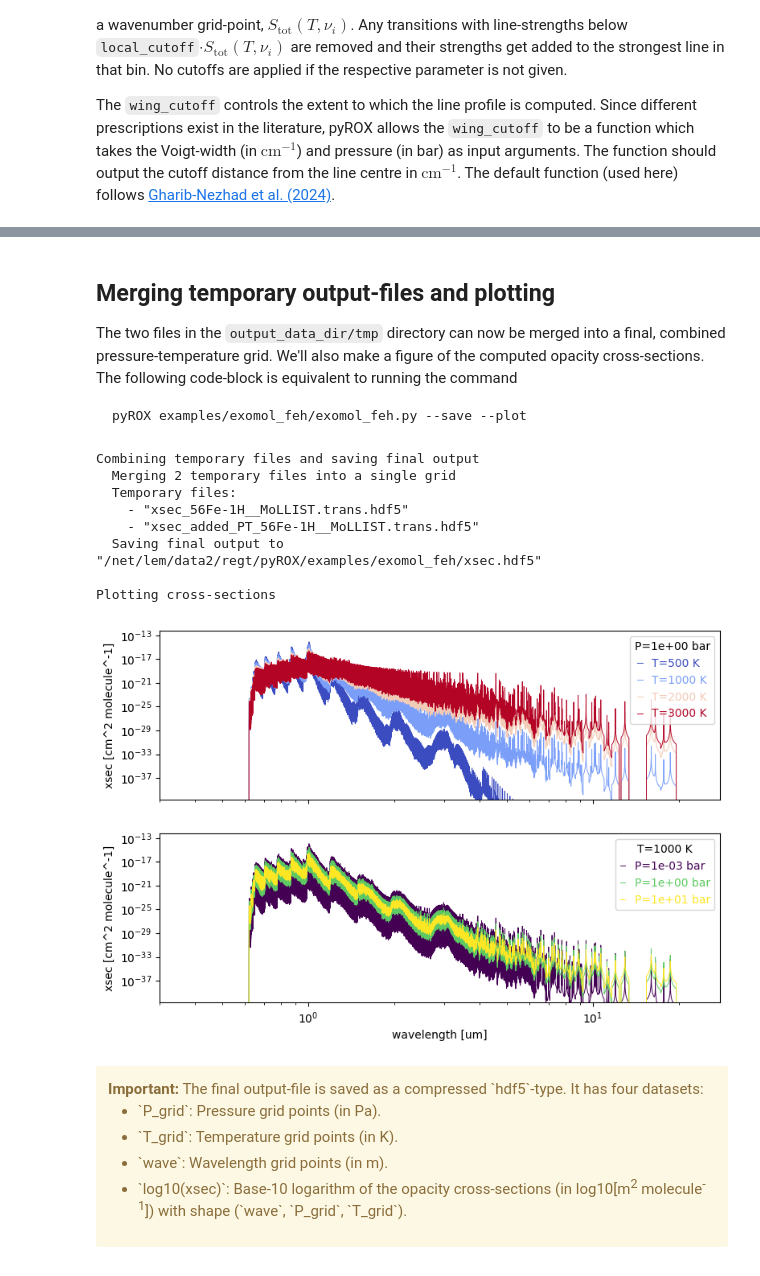
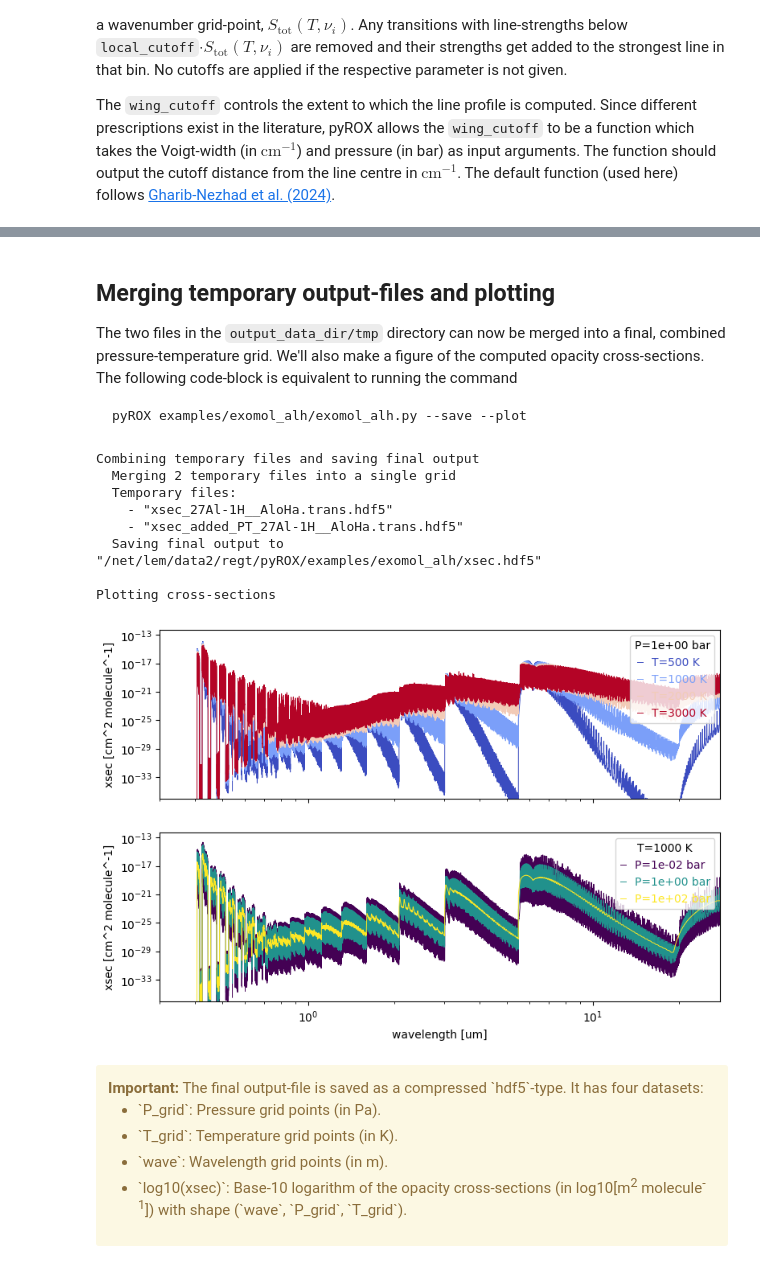
Before and after one commit to samderegt/pyROX, a Jupyter notebook: docs/notebooks/getting_started.ipynb, the cells around one changed output, grey strips where cells are left out. Saved outputs shown, nothing was run; the diff lists cells and outputs as text; code cells hidden in the pictures.

Commit message:
Changed tutorial notebooks to AlH and set up code for Pressure Broadening documentation

````diff
--- a/docs/notebooks/getting_started.ipynb
+++ b/docs/notebooks/getting_started.ipynb
@@ -26,10 +26,12 @@ Next, we define the directories where the input-data and output-data should be s
 # %%
 # Input/output-directories
-input_data_dir  = './examples/exomol_feh/input_data/'
-output_data_dir = './examples/exomol_feh/'
+input_data_dir  = './examples/exomol_alh/input_data/'
+output_data_dir = './examples/exomol_alh/'
 
 # Instructions to download from ExoMol database
 urls = [
-    'https://www.exomol.com/db/FeH/56Fe-1H/MoLLIST/56Fe-1H__MoLLIST.def.json',
+    'https://www.exomol.com/db/AlH/27Al-1H/AloHa/27Al-1H__AloHa.def.json',
+    'https://www.exomol.com/db/AlH/27Al-1H/27Al-1H__H2.broad',
+    'https://www.exomol.com/db/AlH/27Al-1H/27Al-1H__He.broad',
 ]
 # %% [markdown]
@@ -37,9 +39,9 @@ The downloaded files are `56Fe-1H__MoLLIST.trans.bz2`, `56Fe-1H__MoLLIST.states.
 # %%
 # Input-data files
 files = dict(
-    transitions = f'{input_data_dir}/56Fe-1H__MoLLIST.trans.bz2',
-    states      = f'{input_data_dir}/56Fe-1H__MoLLIST.states.bz2',
-    partition_function = f'{input_data_dir}/56Fe-1H__MoLLIST.pf',
+    transitions = f'{input_data_dir}/27Al-1H__AloHa.trans.bz2',
+    states      = f'{input_data_dir}/27Al-1H__AloHa.states.bz2',
+    partition_function = f'{input_data_dir}/27Al-1H__AloHa.pf',
 )
 # %% [markdown]
 ### Pressure-temperature and wavenumber grids
@@ -64,8 +66,8 @@ The `adaptive_nu_grid` flag will make the wavenumber grid coarser if the lines a
 # %%
 import numpy as np
 # Pressure and temperature grids
-P_grid = 10**np.array([-3.,0.,1.]) # [bar]
-T_grid = np.array([1000,2000])   # [K]
+P_grid = np.logspace(-3, 2, 6) # [bar]
+T_grid = np.array([1000,2000]) # [K]
 
 # Wavenumber grid
 wave_min = 0.3; wave_max = 28.0 # [um]
@@ -88,8 +90,8 @@ where $T_\mathrm{ref}=296\ \mathrm{K}$ is a reference temperature.
 # %%
 # Pressure-broadening information
 perturber_info = dict(
-    H2 = dict(VMR=0.85, gamma=0.07, n=0.5), # gamma = [cm^-1]
-    He = dict(VMR=0.15, gamma=0.07, n=0.5),
+    H2 = dict(VMR=0.85, file=f'{input_data_dir}/27Al-1H__H2.broad'), # Read from file
+    He = dict(VMR=0.15, file=f'{input_data_dir}/27Al-1H__He.broad'),
 )
 # %% [markdown]
 ### Line-strength and wing cutoffs
@@ -237,29 +241,29 @@ Calculating cross-sections
 
 The two files in the `output_data_dir/tmp` directory can now be merged into a final, combined pressure-temperature grid. We'll also make a figure of the computed opacity cross-sections. The following code-block is equivalent to running the command
 ```bash
-pyROX examples/exomol_feh/exomol_feh.py --save --plot
+pyROX examples/exomol_alh/exomol_alh.py --save --plot
 ```
 # %%
 data.save_combined_outputs(
     #overwrite=False, # If True, answer "yes" to all overwrite prompts
 )
 
 fig, ax = data.plot_combined_outputs(
     T_to_plot=[500,1000,2000,3000],
-    P_to_plot=10**(np.array([-3.,0.,1.])+5), # [Pa]
+    P_to_plot=[1e-2, 1, 1e2], # [bar]
     return_fig_ax=True
 )
 fig.show()
 # %% [output]
 Combining temporary files and saving final output
   Merging 2 temporary files into a single grid
   Temporary files:
-    - "xsec_56Fe-1H__MoLLIST.trans.hdf5"
-    - "xsec_added_PT_56Fe-1H__MoLLIST.trans.hdf5"
-  Saving final output to "/net/lem/data2/regt/pyROX/examples/exomol_feh/xsec.hdf5"
+    - "xsec_27Al-1H__AloHa.trans.hdf5"
+    - "xsec_added_PT_27Al-1H__AloHa.trans.hdf5"
+  Saving final output to "/net/lem/data2/regt/pyROX/examples/exomol_alh/xsec.hdf5"
 
 Plotting cross-sections
-[figure, old version]
+[figure, new version]
 # %% [markdown]
 <div class="alert alert-warning">
     <strong>Important:</strong> The final output-file is saved as a compressed `hdf5`-type. It has four datasets:
````
Also changed, not shown: parts of 19 cells of this notebook, 9 other files.
